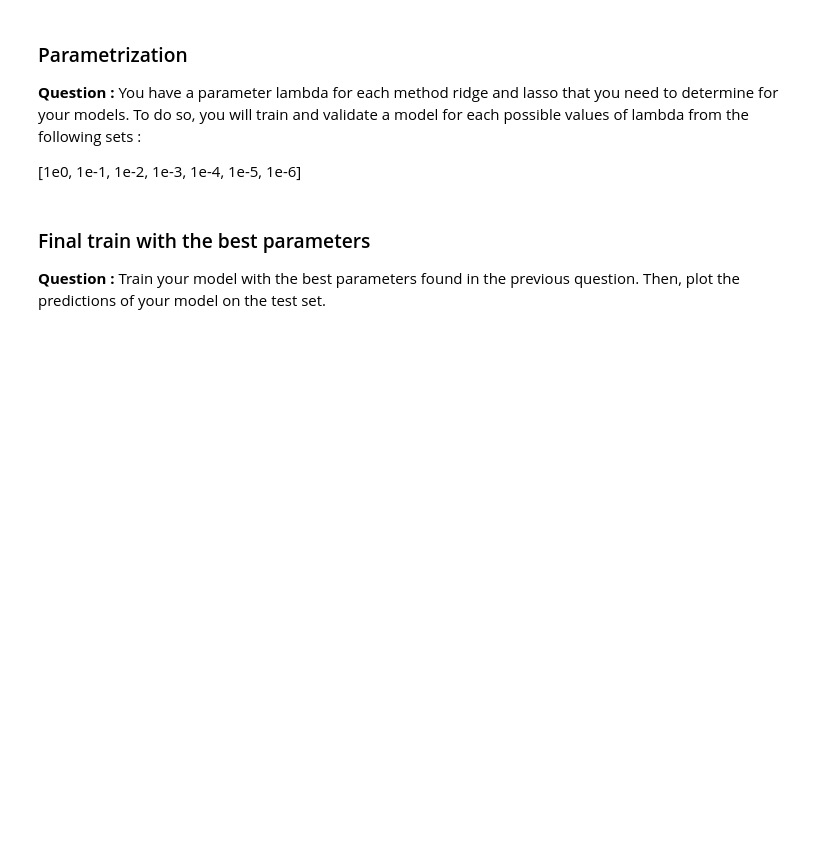
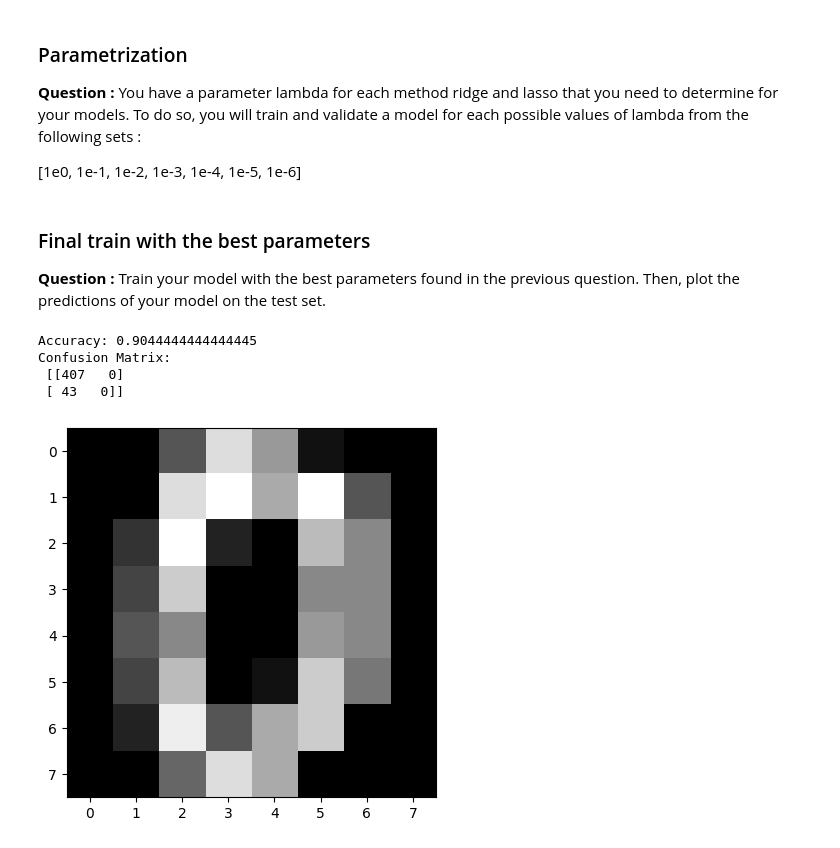
Before and after one commit to gaspardvilla/Nomades_ADA, a Jupyter notebook: Corrections/20_05_2025/20_05_2025.ipynb, the cells around one changed output. Cells and saved outputs as stored; diff of their text form; code cells hidden in the pictures; blank space fills up the shorter version.

```diff
--- a/Corrections/20_05_2025/20_05_2025.ipynb
+++ b/Corrections/20_05_2025/20_05_2025.ipynb
@@ -100,3 +199,33 @@ plt.show()
 **Question :** Train your model with the best parameters found in the previous question. Then, plot the predictions of your model on the test set.
 # %%
 # Train and test your best model (you can compare the performances with the results find in linear regression)
+# %%
+from sklearn.datasets import load_digits
+from sklearn.linear_model import LogisticRegression
+from sklearn.model_selection import train_test_split
+from sklearn.metrics import accuracy_score, confusion_matrix
+import matplotlib.pyplot as plt
+
+digits = load_digits()
+X = digits.data[:, 0].reshape(-1, 1)  # Single pixel feature
+y = (digits.target == 0).astype(int)  # Binary target: is 0 or not
+
+X_train, X_test, y_train, y_test = train_test_split(X, y, random_state=42)
+
+model = LogisticRegression()
+model.fit(X_train, y_train)
+
+y_pred = model.predict(X_test)
+print("Accuracy:", accuracy_score(y_test, y_pred))
+print("Confusion Matrix:\n", confusion_matrix(y_test, y_pred))
+# %% [output]
+Accuracy: 0.9044444444444445
+Confusion Matrix:
+ [[407   0]
+ [ 43   0]]
+# %%
+# Plot digits
+plt.imshow(digits.images[0], cmap='gray')
+plt.show()
+# %% [output]
+[figure, added]
```
Also changed, not shown: parts of 15 cells of this notebook, 4 other files.
